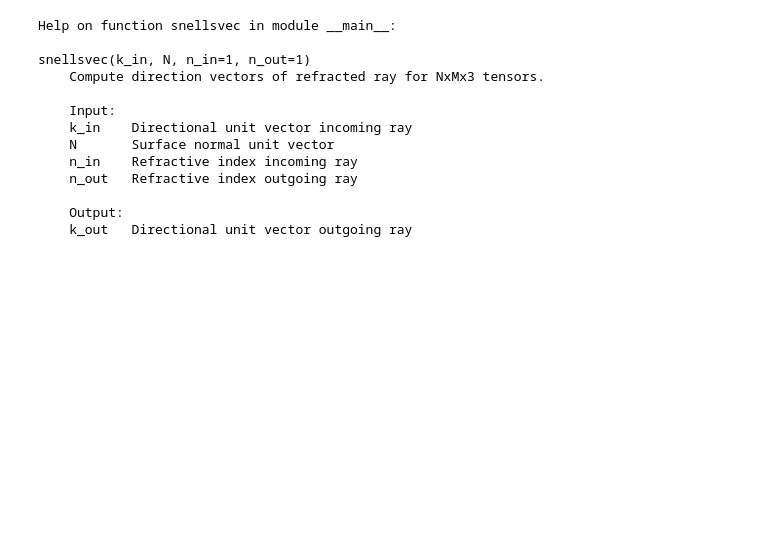
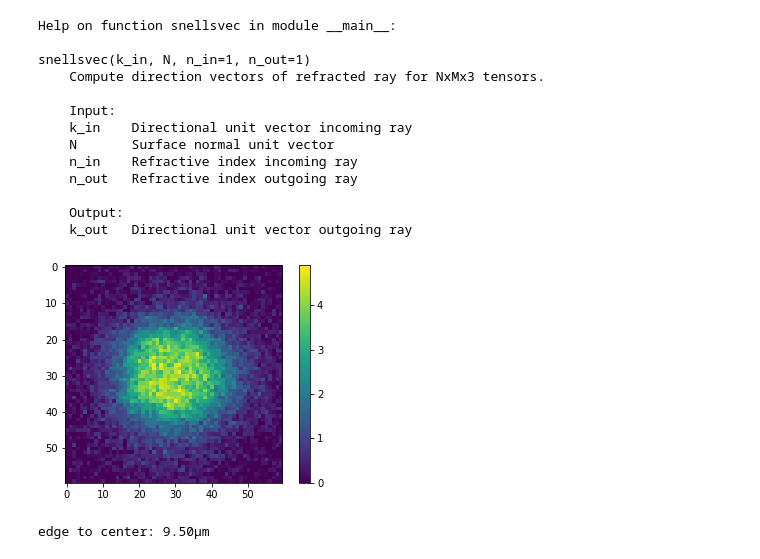
Before and after one commit to IvoVellekoop/raylearn, a Jupyter notebook: raylearn.ipynb, the cells around one changed output. Saved outputs shown, nothing was run; the diff lists cells and outputs as text; code cells hidden in the pictures; blank space fills up the shorter version.

Commit message:
Add measurement as target (raylearn)

```diff
--- a/raylearn.ipynb
+++ b/raylearn.ipynb
@@ -105,13 +106,17 @@ else:
 
 
 # Define vector space functions
-def vector3(v):
+def grid_vector3(v):
     """Create 3D (NxMx3) vector array."""
     return torch.tensor(v, dtype=torch.float32, device=dev).view(1,1,3) ####### NxM
 
-def scalar(s):
+def grid_scalar(s):
     """Create (NxMx1) scalar array."""
     return torch.tensor(s, dtype=torch.float32, device=dev).view(1,1,1) ####### NxM
+
+def ttensor(t):
+    """Shortcut for torch.tensor() with dtype=torch.float32 and device=dev."""
+    return torch.tensor(t, dtype=torch.float32, device=dev)
 
 def zeros(shape):
     """Create """ ##### create vector and scalar versions
@@ -440,5 +445,28 @@ snellsvec(k_in, N, n_in=1, n_out=1)
 
     Output:
     k_out   Directional unit vector outgoing ray
+# %%
+# Load target image
+mat = {}
+with h5py.File('/home/daniel/NTFS-HDD/ScientificData/raylearn-data/frame-led.mat', 'r') as file:
+    for k, v in file.items():
+        mat[k] = np.array(v)
+
+frame_cropped = ttensor(mat['frame_cropped'])
+frame_cropped_normalized = frame_cropped / torch.mean(frame_cropped, (0,1))
+
+colrange_um = mat['colrange_um']
+rowrange_um = mat['rowrange_um']
+measure_offset_um = mat['measure_offset_um']
+xymax_mm = float(mat['xymax_um'] * 1e-3);
+
+plt.imshow(frame_cropped_normalized.cpu())
+plt.colorbar()
+plt.show()
+
+print(f'edge to center: {1e3*xymax_mm:.2f}µm')
+# %% [output]
+[figure, added]
+edge to center: 9.50µm
 # %%
 class RayLearner(nn.Module):
```
Also changed, not shown: parts of 5 cells of this notebook.
